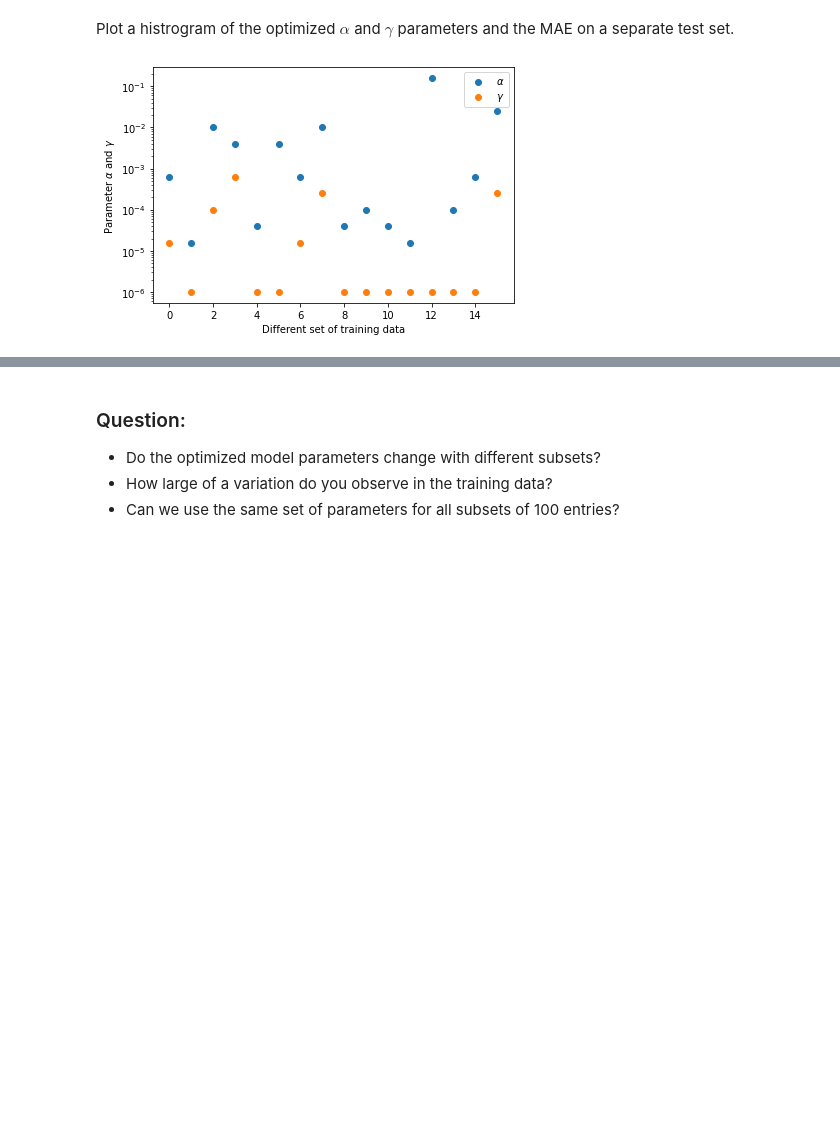
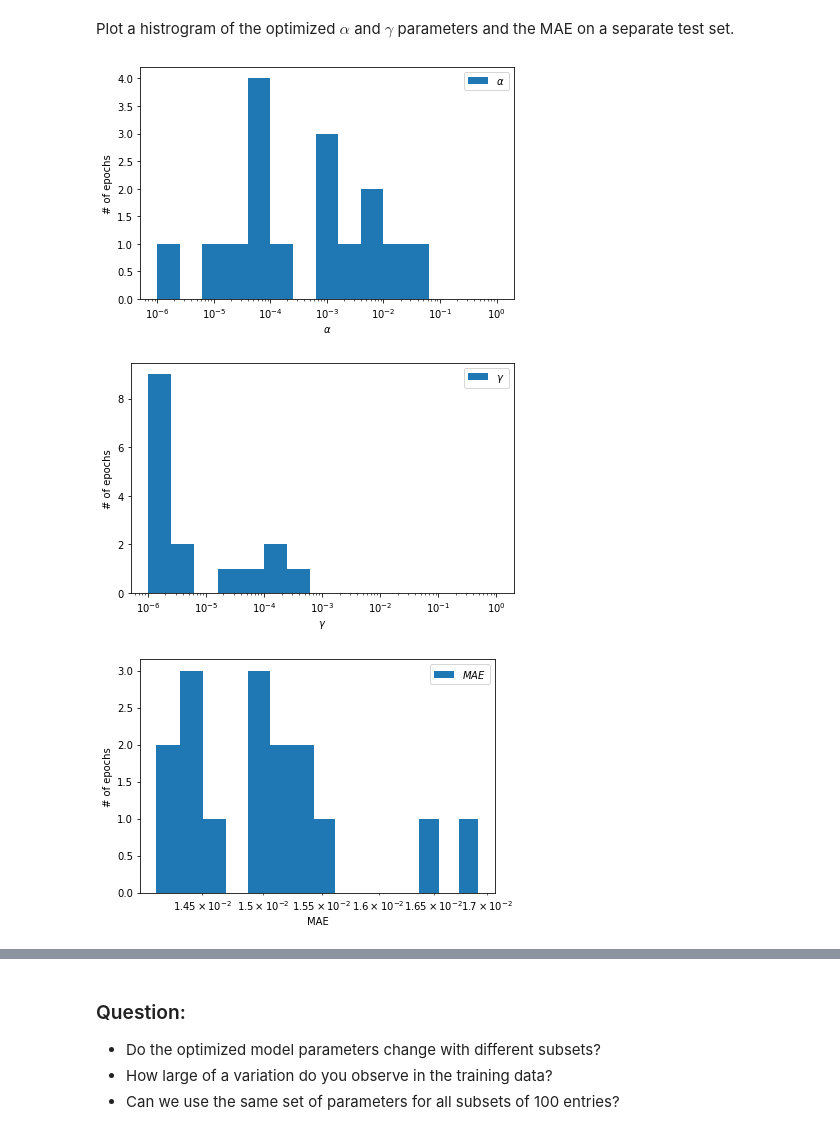
Before and after one commit to JiaweiZhan/applied-ai-for-materials, a Jupyter notebook: molecular-property-prediction/kernel-methods/Assignment_2.ipynb, the cells around one changed output, grey strips where cells are left out. Cells and saved outputs as stored; diff of their text form; code cells hidden in the pictures; blank space fills up the shorter version.

```diff
--- a/molecular-property-prediction/kernel-methods/Assignment_2.ipynb
+++ b/molecular-property-prediction/kernel-methods/Assignment_2.ipynb
@@ -97,17 +98,32 @@ for iter_ in tqdm(range(16)):
 results = pd.DataFrame(results)
 # %% [markdown]
 Plot a histrogram of the optimized $\alpha$ and $\gamma$ parameters and the MAE on a separate test set.
-# %%
-fig, ax = plt.subplots()
-ax.scatter(list(range(16)), results['alphas'], label=r'$\alpha$')
-ax.scatter(list(range(16)), results['gammas'], label=r'$\gamma$')
-ax.legend()
-ax.set_yscale('log')
-ax.set_xlabel('Different set of training data')
-ax.set_ylabel(r'Parameter $\alpha$ and $\gamma$')
-fig.tight_layout()
-# %% [output]
-[figure, removed]
+# %%
+fig, ax = plt.subplots()
+ax.hist(results['alphas'],bins=np.logspace(start=-6, stop=0, num=16), label=r'$\alpha$')
+ax.set_xscale('log')
+ax.set_xlabel(r'$\alpha$')
+ax.set_ylabel('# of epochs')
+ax.legend()
+fig.tight_layout()
+fig, ax = plt.subplots()
+ax.hist(results['gammas'],bins=np.logspace(start=-6, stop=0, num=16), label=r'$\gamma$')
+ax.set_xscale('log')
+ax.set_xlabel(r'$\gamma$')
+ax.set_ylabel('# of epochs')
+ax.legend()
+fig.tight_layout()
+fig, ax = plt.subplots()
+ax.hist(results['mae'],bins=np.linspace(start=np.amin(results['mae']), stop=np.amax(results['mae']), num=16), label=r'$MAE$')
+ax.set_xscale('log')
+ax.set_xlabel(r'MAE')
+ax.set_ylabel('# of epochs')
+ax.legend()
+fig.tight_layout()
+# %% [output]
+[figure, added]
+[figure, added]
+[figure, added]
 # %%
 print("Variation of alpha: {:.2e}.\t Variation of gamma: {:.2e}.".format(np.amax(results['alphas']) - np.amin(results['alphas']), np.amax(results['gammas']) - np.amin(results['gammas'])))
 # %% [output]
```
Also changed, not shown: parts of 6 cells of this notebook.
